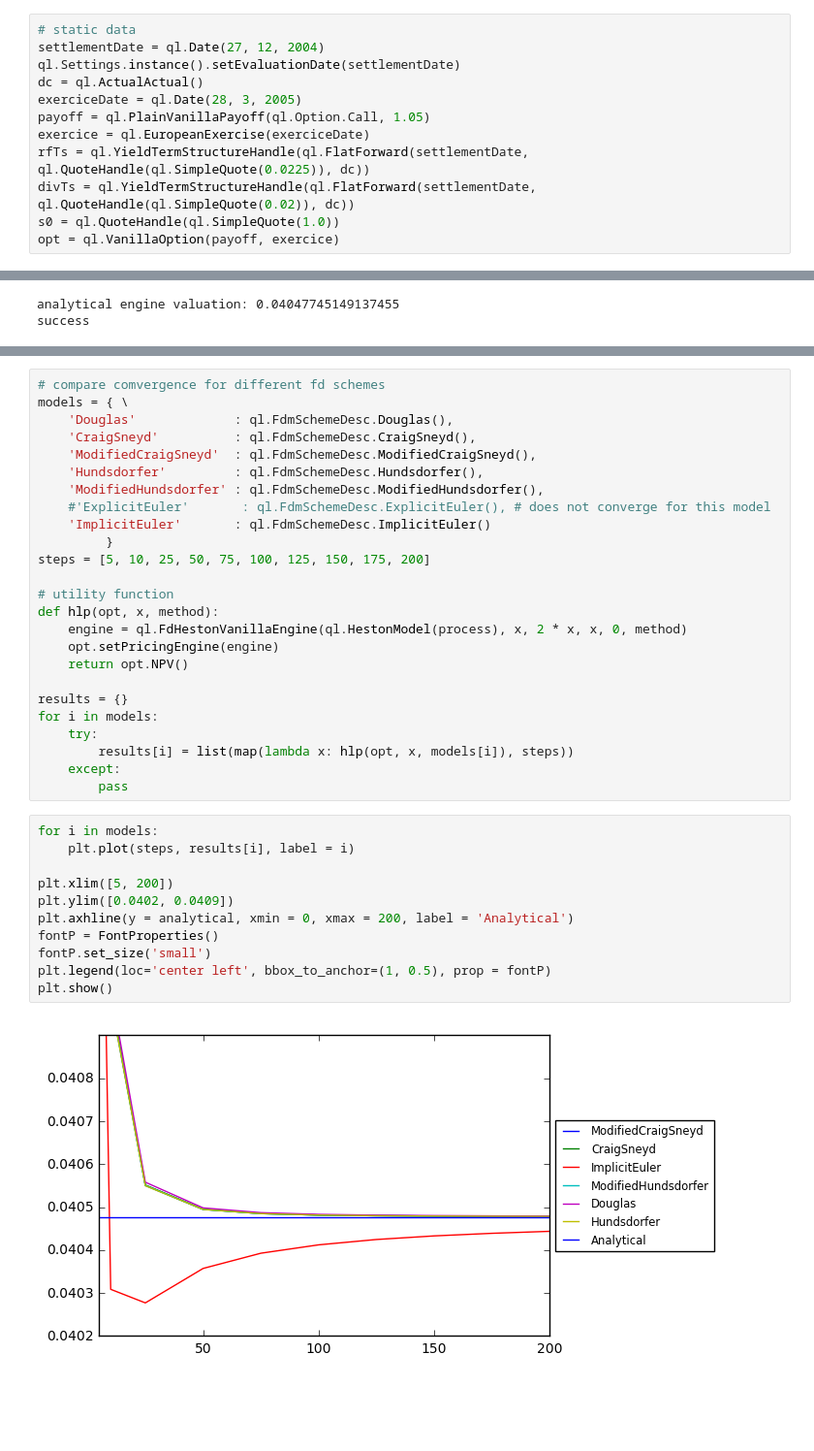
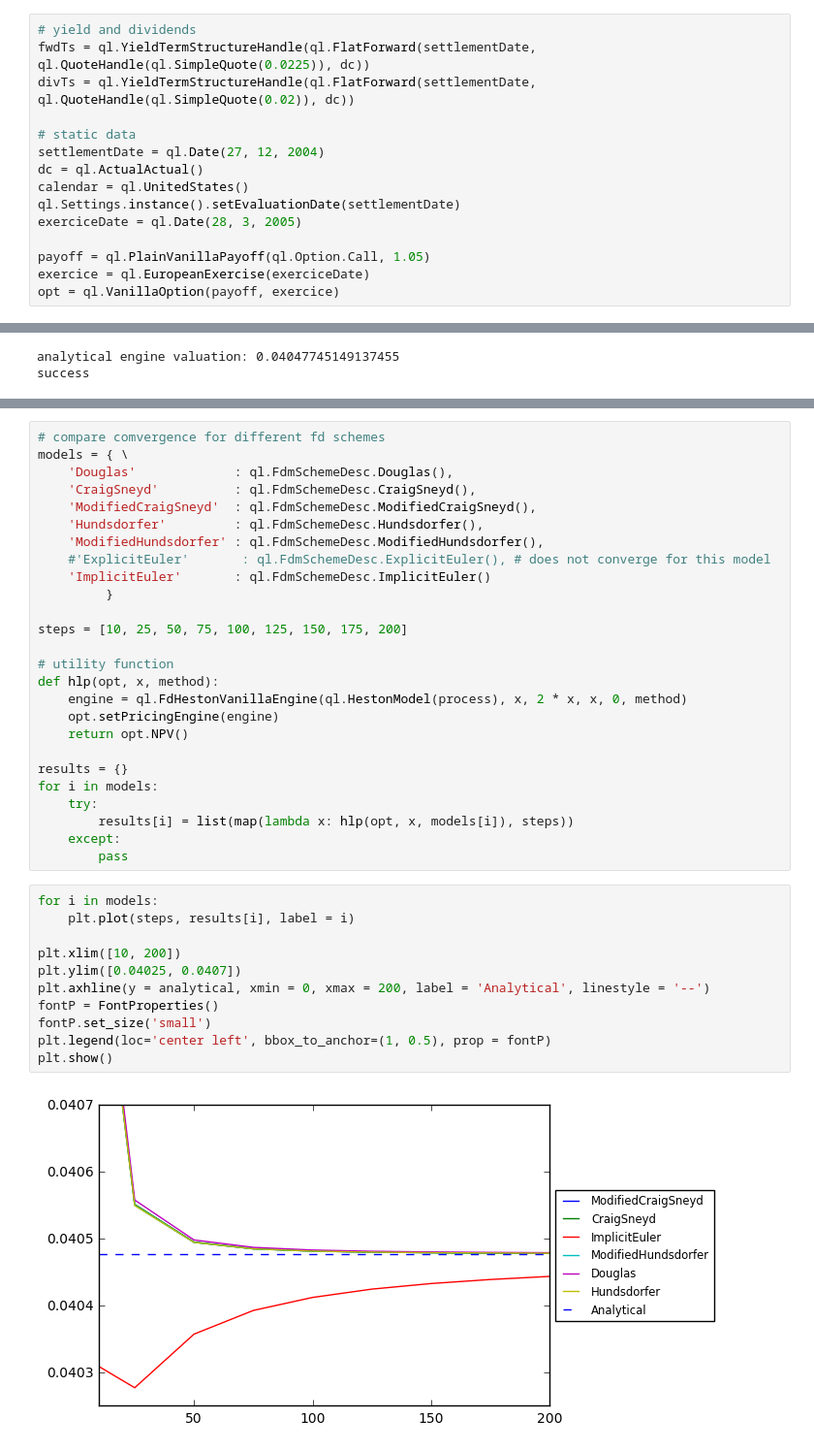
Before and after one commit to auserj/jupyterNotebooks, a Jupyter notebook: fdHestonModel.ipynb, the cells around one changed output, grey strips where cells are left out. Shown: that part at 97% size. Drawn from its saved outputs; the diff is of its cells as text; blank space fills up the shorter version.

```diff
--- a/fdHestonModel.ipynb
+++ b/fdHestonModel.ipynb
@@ -7,16 +7,19 @@ import QuantLib as ql
 import matplotlib.pyplot as plt
 from matplotlib.font_manager import FontProperties
 # %%
+# yield and dividends
+fwdTs = ql.YieldTermStructureHandle(ql.FlatForward(settlementDate, ql.QuoteHandle(ql.SimpleQuote(0.0225)), dc))
+divTs = ql.YieldTermStructureHandle(ql.FlatForward(settlementDate, ql.QuoteHandle(ql.SimpleQuote(0.02)), dc))
+
 # static data
 settlementDate = ql.Date(27, 12, 2004)
+dc = ql.ActualActual()
+calendar = ql.UnitedStates()
 ql.Settings.instance().setEvaluationDate(settlementDate)
-dc = ql.ActualActual()
 exerciceDate = ql.Date(28, 3, 2005)
+
 payoff = ql.PlainVanillaPayoff(ql.Option.Call, 1.05)
 exercice = ql.EuropeanExercise(exerciceDate)
-rfTs = ql.YieldTermStructureHandle(ql.FlatForward(settlementDate, ql.QuoteHandle(ql.SimpleQuote(0.0225)), dc))
-divTs = ql.YieldTermStructureHandle(ql.FlatForward(settlementDate, ql.QuoteHandle(ql.SimpleQuote(0.02)), dc))
-s0 = ql.QuoteHandle(ql.SimpleQuote(1.0))
 opt = ql.VanillaOption(payoff, exercice)
 # %%
 # model parameters
@@ -74,7 +78,8 @@ models = { \
     #'ExplicitEuler'       : ql.FdmSchemeDesc.ExplicitEuler(), # does not converge for this model
     'ImplicitEuler'       : ql.FdmSchemeDesc.ImplicitEuler()
          }
-steps = [5, 10, 25, 50, 75, 100, 125, 150, 175, 200]
+
+steps = [10, 25, 50, 75, 100, 125, 150, 175, 200]
 
 # utility function
 def hlp(opt, x, method):
@@ -91,13 +96,13 @@ for i in models:
 # %%
 for i in models:
     plt.plot(steps, results[i], label = i)
 
-plt.xlim([5, 200])
-plt.ylim([0.0402, 0.0409])
-plt.axhline(y = analytical, xmin = 0, xmax = 200, label = 'Analytical')
+plt.xlim([10, 200])
+plt.ylim([0.04025, 0.0407])
+plt.axhline(y = analytical, xmin = 0, xmax = 200, label = 'Analytical', linestyle = '--')
 fontP = FontProperties()
 fontP.set_size('small')
 plt.legend(loc='center left', bbox_to_anchor=(1, 0.5), prop = fontP)
 plt.show()
 # %% [output]
-[figure, old version]
+[figure, new version]
```
Also changed, not shown: parts of 3 cells of this notebook.
